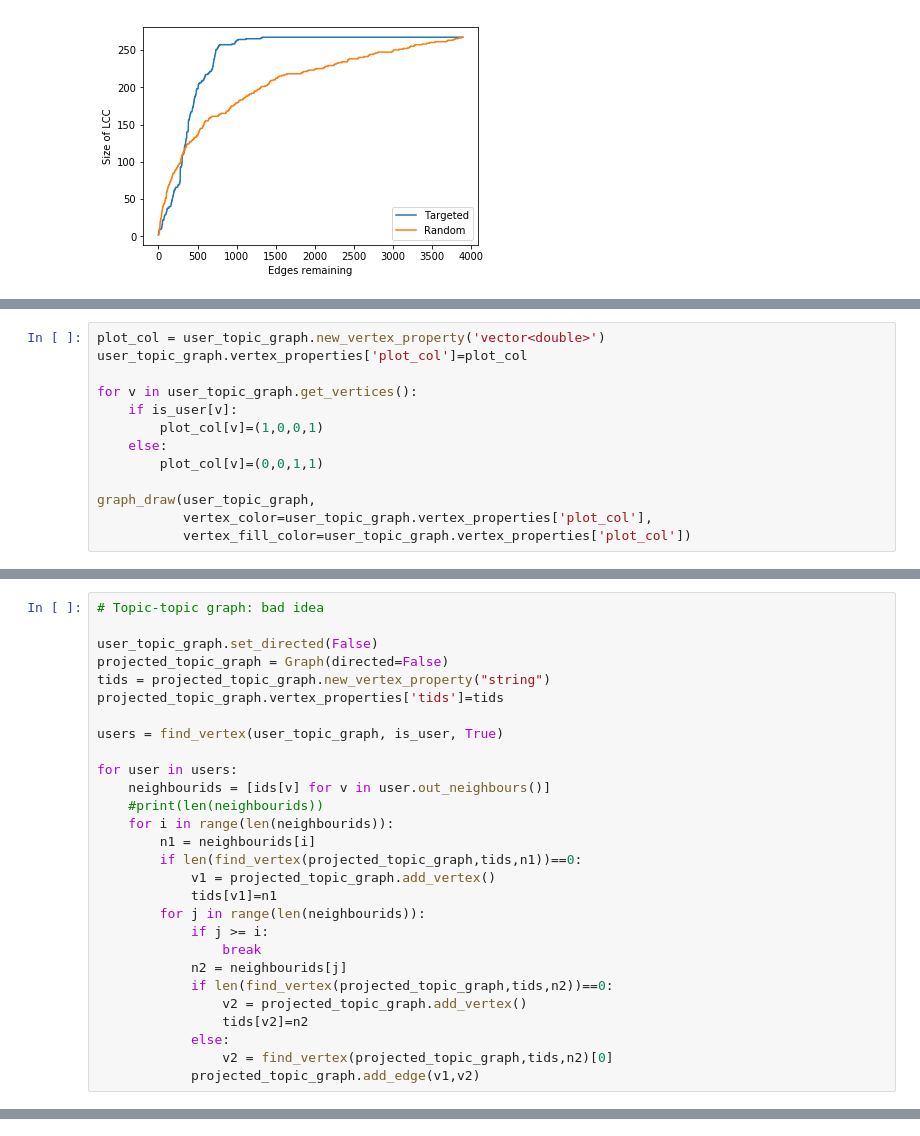
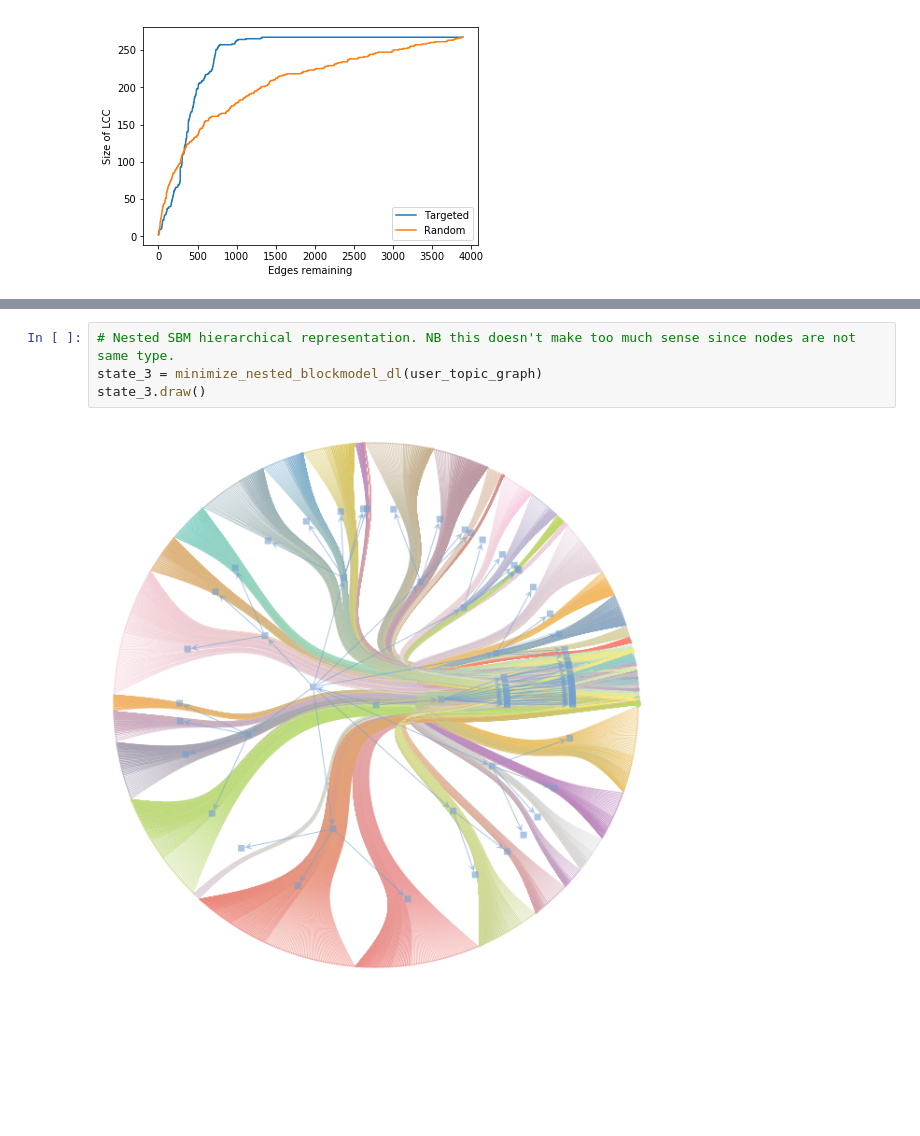
Before and after one commit to narnolddd/GabAnalysis, a Jupyter notebook: GabAnalysis.ipynb, the cells around one changed output, grey strips where cells are left out. Drawn from its saved outputs; the diff is of its cells as text; blank space fills up the shorter version.

```diff
--- a/GabAnalysis.ipynb
+++ b/GabAnalysis.ipynb
@@ -217,13 +194,0 @@ Number of nodes: 1001
-# %%
-plot_col = user_topic_graph.new_vertex_property('vector<double>')
-user_topic_graph.vertex_properties['plot_col']=plot_col
-
-for v in user_topic_graph.get_vertices():
-    if is_user[v]:
-        plot_col[v]=(1,0,0,1)
-    else:
-        plot_col[v]=(0,0,1,1)
-
-graph_draw(user_topic_graph,
-           vertex_color=user_topic_graph.vertex_properties['plot_col'],
-           vertex_fill_color=user_topic_graph.vertex_properties['plot_col'])
@@ -237,31 +208,3 @@ state_2.draw()
 # %% [output]
 [figure]
 <PropertyMap object with key type 'Vertex' and value type 'vector<double>', for Graph 0x7f5b0c067b38, at 0x...>
-# %%
-# Topic-topic graph: bad idea
-
-user_topic_graph.set_directed(False)
-projected_topic_graph = Graph(directed=False)
-tids = projected_topic_graph.new_vertex_property("string")
-projected_topic_graph.vertex_properties['tids']=tids
-
-users = find_vertex(user_topic_graph, is_user, True)
-
-for user in users:
-    neighbourids = [ids[v] for v in user.out_neighbours()]
-    #print(len(neighbourids))
-    for i in range(len(neighbourids)):
-        n1 = neighbourids[i]
-        if len(find_vertex(projected_topic_graph,tids,n1))==0:
-            v1 = projected_topic_graph.add_vertex()
-            tids[v1]=n1
-        for j in range(len(neighbourids)):
-            if j >= i:
-                break
-            n2 = neighbourids[j]
-            if len(find_vertex(projected_topic_graph,tids,n2))==0:
-                v2 = projected_topic_graph.add_vertex()
-                tids[v2]=n2
-            else:
-                v2 = find_vertex(projected_topic_graph,tids,n2)[0]
-            projected_topic_graph.add_edge(v1,v2)
@@ -285,0 +211,6 @@ for user in users:
+# %%
+# Nested SBM hierarchical representation. NB this doesn't make too much sense since nodes are not same type.
+state_3 = minimize_nested_blockmodel_dl(user_topic_graph)
+state_3.draw()
+# %% [output]
+[figure, added]
```
Also changed, not shown: parts of 9 cells of this notebook.
